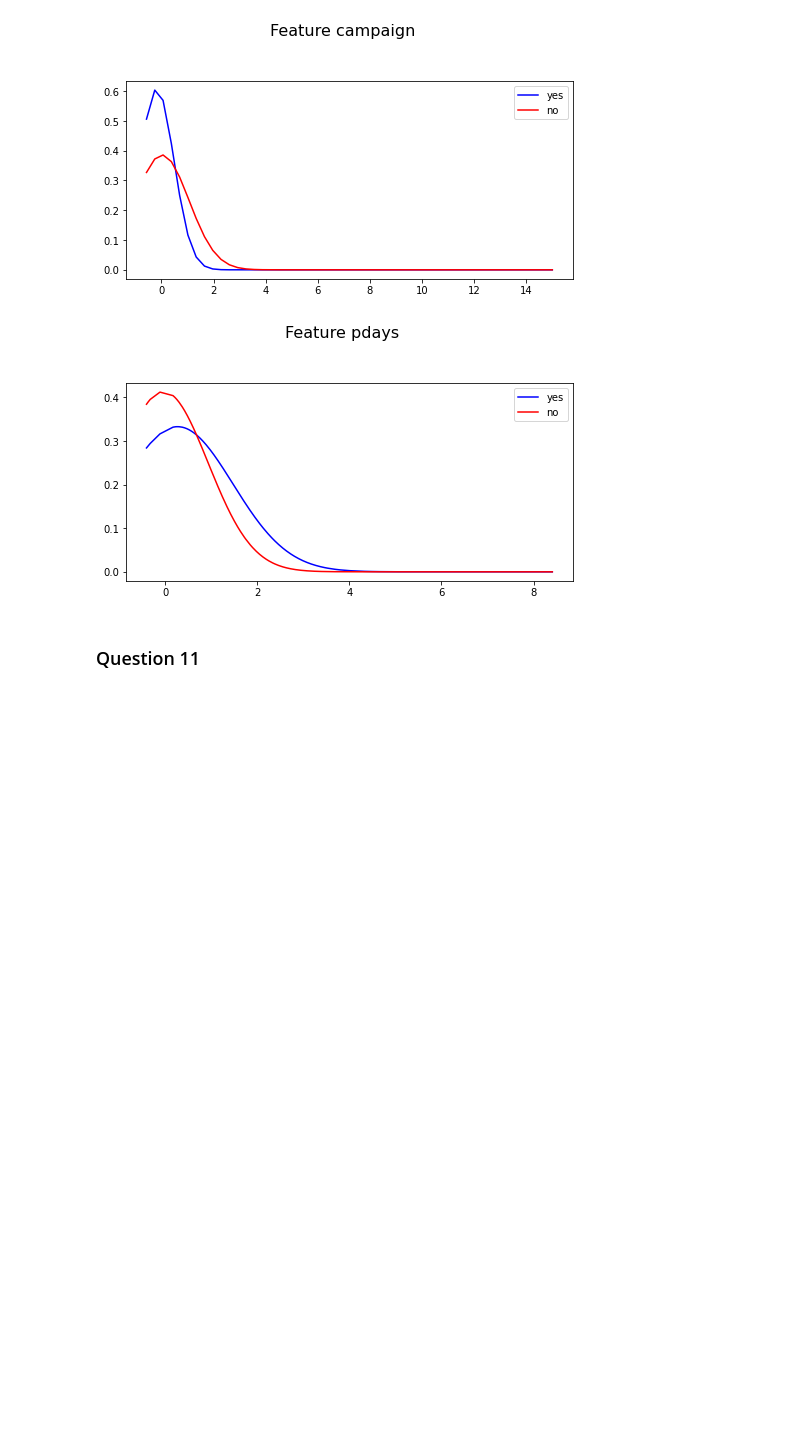
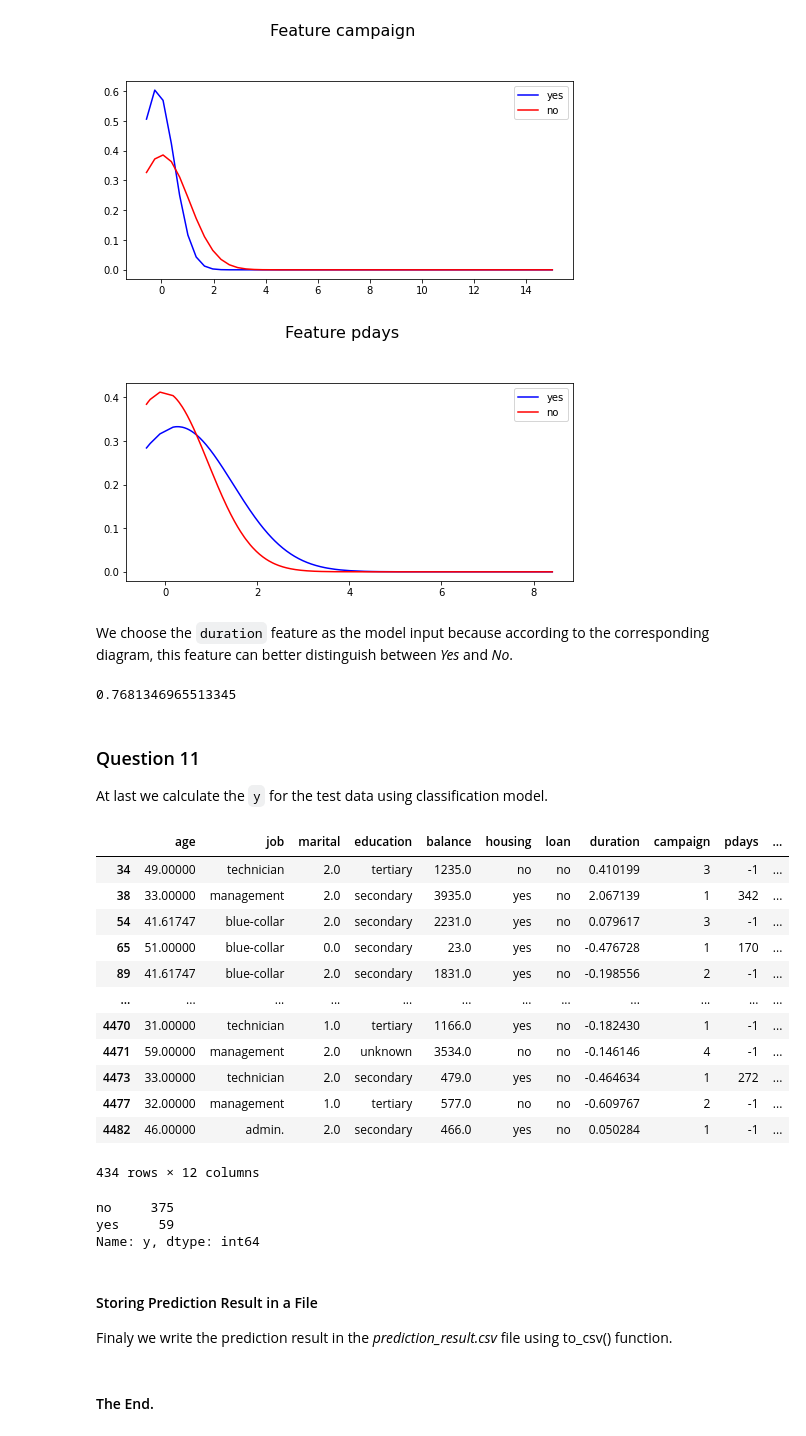
Before and after one commit to mohammadsaadati80/Pandas-Numpy-Introduction, a Jupyter notebook: AI_CA0.ipynb, the cells around one changed output. Saved outputs shown, nothing was run; the diff lists cells and outputs as text; code cells hidden in the pictures; blank space fills up the shorter version.

```diff
--- a/AI_CA0.ipynb
+++ b/AI_CA0.ipynb
@@ -376,5 +377,45 @@ for column in df:
 [figure]
 [figure]
 [figure]
+# %% [markdown]
+We choose the `duration` feature as the model input because according to the corresponding diagram, this feature can better distinguish between *Yes* and *No*.
+# %%
+yes_line = LineString(np.column_stack((df['duration'].sort_values(), norm(df[(df['y'] == 'yes')]['duration'].mean() , df[(df['y'] == 'yes')]['duration'].std()).pdf(df['duration'].sort_values()))))
+no_line = LineString(np.column_stack((df['duration'].sort_values(), norm(df[(df['y'] == 'no')]['duration'].mean() , df[(df['y'] == 'no')]['duration'].std()).pdf(df['duration'].sort_values()))))
+intersection = yes_line.intersection(no_line)
+
+feature, p = intersection.xy
+feature[0]
+# %% [output]
+0.7681346965513345
 # %% [markdown]
 ### Question 11
+At last we calculate the `y` for the test data using classification model.
+# %%
+NaN_df['duration'] = (NaN_df['duration'] - NaN_df['duration'].mean()) / NaN_df['duration'].std()
+NaN_df.loc[(NaN_df['duration'] <= feature[0]), "y"] = "no"
+NaN_df.loc[(NaN_df['duration'] > feature[0]), "y"] = "yes"
+NaN_df
+# %% [output]
+|  | age | job | marital | education | balance | housing | loan | duration | campaign | pdays | ... |
+| 34 | 49.00000 | technician | 2.0 | tertiary | 1235.0 | no | no | 0.410199 | 3 | -1 | ... |
+| 38 | 33.00000 | management | 2.0 | secondary | 3935.0 | yes | no | 2.067139 | 1 | 342 | ... |
+| 54 | 41.61747 | blue-collar | 2.0 | secondary | 2231.0 | yes | no | 0.079617 | 3 | -1 | ... |
+| 65 | 51.00000 | blue-collar | 0.0 | secondary | 23.0 | yes | no | -0.476728 | 1 | 170 | ... |
+| 89 | 41.61747 | blue-collar | 2.0 | secondary | 1831.0 | yes | no | -0.198556 | 2 | -1 | ... |
+| ... | ... | ... | ... | ... | ... | ... | ... | ... | ... | ... | ... |
+| 4470 | 31.00000 | technician | 1.0 | tertiary | 1166.0 | yes | no | -0.182430 | 1 | -1 | ... |
+| 4471 | 59.00000 | management | 2.0 | unknown | 3534.0 | no | no | -0.146146 | 4 | -1 | ... |
+| 4473 | 33.00000 | technician | 2.0 | secondary | 479.0 | yes | no | -0.464634 | 1 | 272 | ... |
+| 4477 | 32.00000 | management | 1.0 | tertiary | 577.0 | no | no | -0.609767 | 2 | -1 | ... |
+| 4482 | 46.00000 | admin. | 2.0 | secondary | 466.0 | yes | no | 0.050284 | 1 | -1 | ... |
+434 rows × 12 columns
+# %%
+print(NaN_df['y'].value_counts())
+# %% [output]
+no     375
+yes     59
+Name: y, dtype: int64
+# %% [markdown]
+#### Storing Prediction Result in a File
+Finaly we write the prediction result in the *prediction_result.csv* file using to_csv() function.
@@ -380,0 +424,2 @@ for column in df:
+# %% [markdown]
+#### The End.
```
Also changed, not shown: parts of 5 cells of this notebook, 2 other files.
